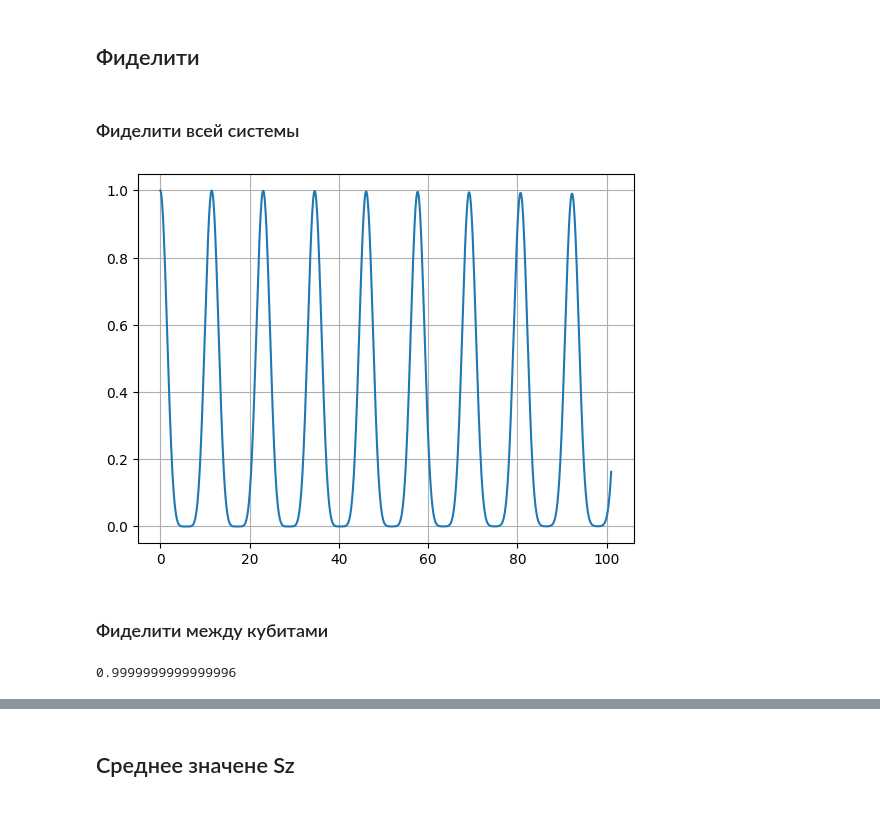
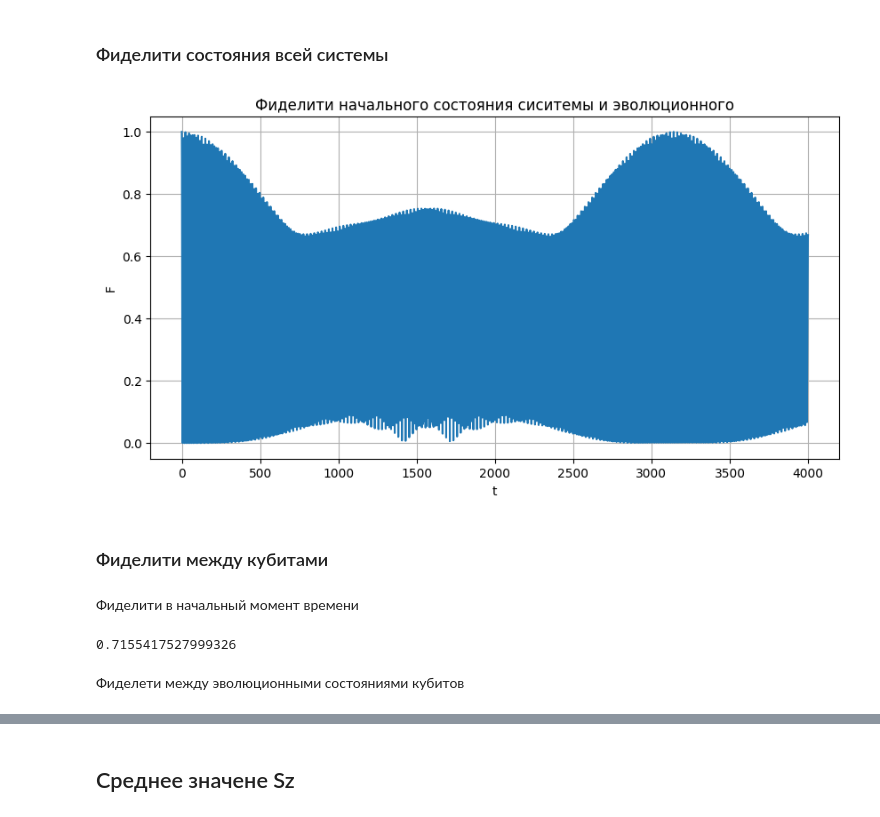
Before and after one commit to kephircheek/research-emqwuqoc, a Jupyter notebook: notebooks/Alexey2013.ipynb, the cells around one changed output, grey strips where cells are left out. Cells and saved outputs as stored; diff of their text form; code cells hidden in the pictures.

```diff
--- a/notebooks/Alexey2013.ipynb
+++ b/notebooks/Alexey2013.ipynb
@@ -54,0 +43,2 @@ Total run time:   0.12s
+# %%
+h_eff_tot = bec.h_eff_total(model) # здесь оmega это константа зеемановской части, а d перед zz
@@ -54,0 +47,9 @@ Total run time:   0.12s
+# %%
+init_state = (
+    bec.coherent_state_constructor(model, 0)
+    * bec.coherent_state_constructor(model, 1, math.sqrt(1/10), math.sqrt(9/10))
+    * bec.vacuum_state(model)
+)
+# %%
+result = qutip.mesolve(h_eff_tot, init_state, tspan, [], [], progress_bar=True)
+states_under_h_eff_tot = list(result.states)
@@ -55,17 +67,24 @@ Total run time:   0.12s
 # %% [markdown]
-## Фиделити
+### Фиделити состояния всей системы
-# %% [markdown]
-### Фиделити всей системы
 # %%
-fidelity_span = [qutip.metrics.fidelity(init_state, s) for s in tqdm(states, ncols=80)]
-plt.plot(tspan, fidelity_span)
-plt.grid()
+fidelity_span = [qutip.metrics.fidelity(init_state, s) for s in tqdm(states_under_h_eff_tot, ncols=80)]
-# %% [output]
-[figure, removed]
+# %%
+_, ax = plt.subplots(1, 1, figsize=(10, 5))
+ax.plot(tspan, fidelity_span)
+ax.set_ylabel("F")
+ax.set_xlabel("t")
+ax.set_title("Фиделити начального состояния сиситемы и эволюционного")
+ax.grid()
+# %% [output]
+[figure, added]
 # %% [markdown]
 ### Фиделити между кубитами
+# %% [markdown]
+Фиделити в начальный момент времени
 # %%
 qutip.metrics.fidelity(qutip.ptrace(init_state * init_state.dag(), [0, 1]), qutip.ptrace(init_state * init_state.dag(), [2, 3]))
 # %% [output]
-0.9999999999999996
+0.7155417527999326
+# %% [markdown]
+Фиделети между эволюционными состояниями кубитов
 # %%
```
Also changed, not shown: parts of 14 cells of this notebook.
